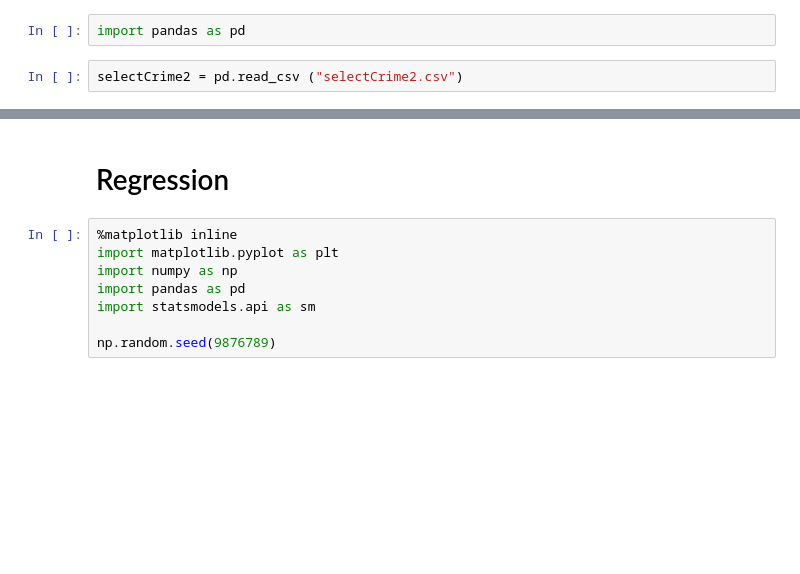
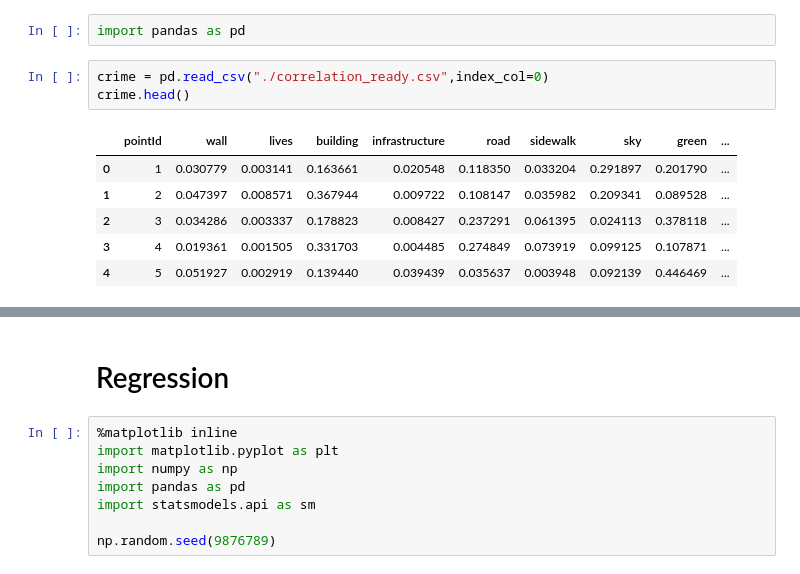
Before and after one commit to Zheng-Zhen/street-view-our-safety, a Jupyter notebook: data/correlation.ipynb, the cells around one changed output, grey strips where cells are left out. Drawn from its saved outputs; the diff is of its cells as text; blank space fills up the shorter version.

```diff
--- a/data/correlation.ipynb
+++ b/data/correlation.ipynb
@@ -1,5 +1,13 @@
 # %%
 import pandas as pd
-# %%
-selectCrime2 = pd.read_csv ("selectCrime2.csv")
+# %%
+crime = pd.read_csv("./correlation_ready.csv",index_col=0)
+crime.head()
+# %% [output]
+|  | pointId | wall | lives | building | infrastructure | road | sidewalk | sky | green | ... |
+| 0 | 1 | 0.030779 | 0.003141 | 0.163661 | 0.020548 | 0.118350 | 0.033204 | 0.291897 | 0.201790 | ... |
+| 1 | 2 | 0.047397 | 0.008571 | 0.367944 | 0.009722 | 0.108147 | 0.035982 | 0.209341 | 0.089528 | ... |
+| 2 | 3 | 0.034286 | 0.003337 | 0.178823 | 0.008427 | 0.237291 | 0.061395 | 0.024113 | 0.378118 | ... |
+| 3 | 4 | 0.019361 | 0.001505 | 0.331703 | 0.004485 | 0.274849 | 0.073919 | 0.099125 | 0.107871 | ... |
+| 4 | 5 | 0.051927 | 0.002919 | 0.139440 | 0.039439 | 0.035637 | 0.003948 | 0.092139 | 0.446469 | ... |
 # %%
```
Also changed, not shown: parts of 19 cells of this notebook, 2 other files.
